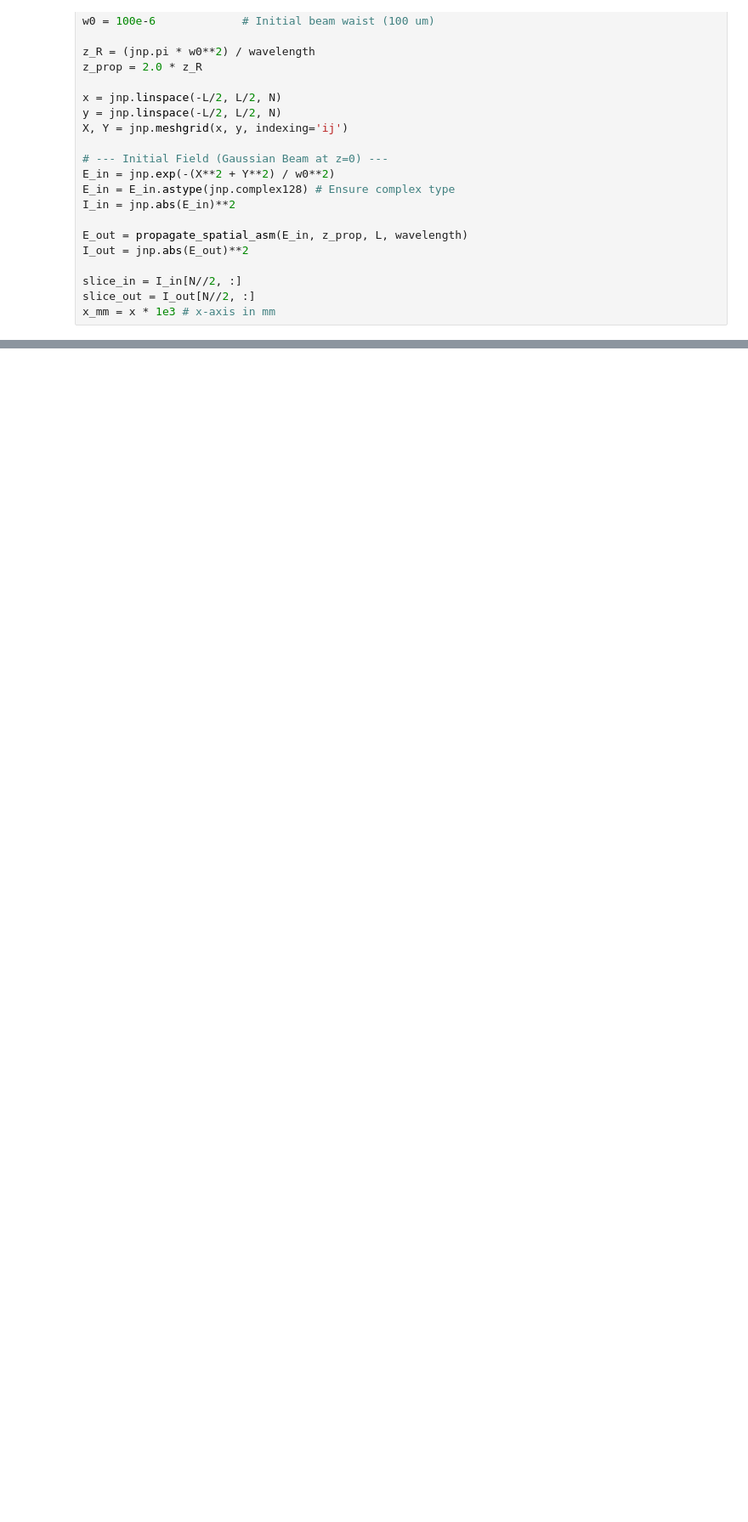
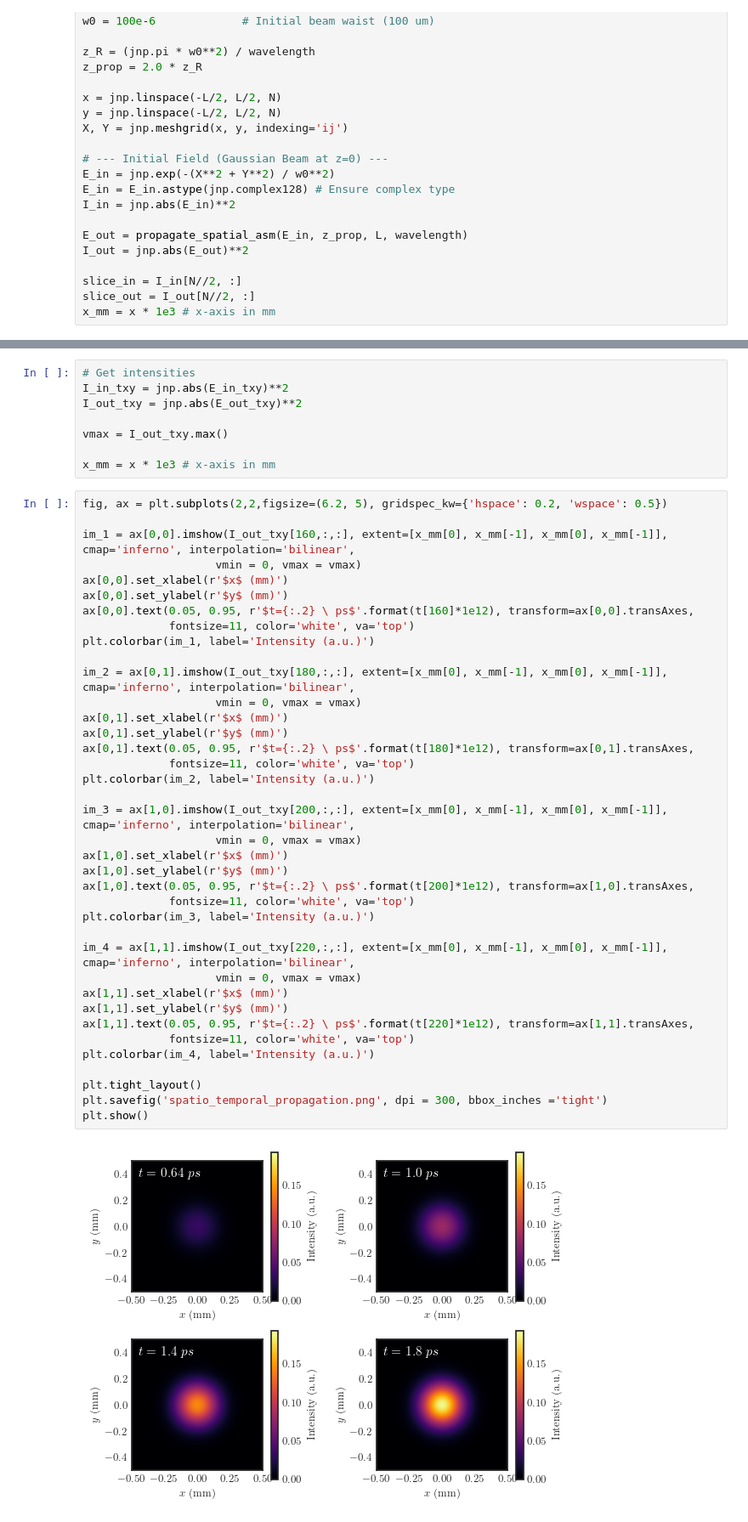
Before and after one commit to juardilag/asmpy, a Jupyter notebook: test.ipynb, the cells around one changed output, grey strips where cells are left out. Shown: that part at 85% size. Cells and saved outputs as stored; diff of their text form; blank space fills up the shorter version.

```diff
--- a/test.ipynb
+++ b/test.ipynb
@@ -80,0 +134,48 @@ plt.show()
+# %%
+# Get intensities
+I_in_txy = jnp.abs(E_in_txy)**2
+I_out_txy = jnp.abs(E_out_txy)**2
+
+vmax = I_out_txy.max()
+
+x_mm = x * 1e3 # x-axis in mm
+# %%
+fig, ax = plt.subplots(2,2,figsize=(6.2, 5), gridspec_kw={'hspace': 0.2, 'wspace': 0.5})
+
+im_1 = ax[0,0].imshow(I_out_txy[160,:,:], extent=[x_mm[0], x_mm[-1], x_mm[0], x_mm[-1]], cmap='inferno', interpolation='bilinear',
+                    vmin = 0, vmax = vmax)
+ax[0,0].set_xlabel(r'$x$ (mm)')
+ax[0,0].set_ylabel(r'$y$ (mm)')
+ax[0,0].text(0.05, 0.95, r'$t={:.2} \ ps$'.format(t[160]*1e12), transform=ax[0,0].transAxes,
+             fontsize=11, color='white', va='top')
+plt.colorbar(im_1, label='Intensity (a.u.)')
+
+im_2 = ax[0,1].imshow(I_out_txy[180,:,:], extent=[x_mm[0], x_mm[-1], x_mm[0], x_mm[-1]], cmap='inferno', interpolation='bilinear',
+                    vmin = 0, vmax = vmax)
+ax[0,1].set_xlabel(r'$x$ (mm)')
+ax[0,1].set_ylabel(r'$y$ (mm)')
+ax[0,1].text(0.05, 0.95, r'$t={:.2} \ ps$'.format(t[180]*1e12), transform=ax[0,1].transAxes,
+             fontsize=11, color='white', va='top')
+plt.colorbar(im_2, label='Intensity (a.u.)')
+
+im_3 = ax[1,0].imshow(I_out_txy[200,:,:], extent=[x_mm[0], x_mm[-1], x_mm[0], x_mm[-1]], cmap='inferno', interpolation='bilinear',
+                    vmin = 0, vmax = vmax)
+ax[1,0].set_xlabel(r'$x$ (mm)')
+ax[1,0].set_ylabel(r'$y$ (mm)')
+ax[1,0].text(0.05, 0.95, r'$t={:.2} \ ps$'.format(t[200]*1e12), transform=ax[1,0].transAxes,
+             fontsize=11, color='white', va='top')
+plt.colorbar(im_3, label='Intensity (a.u.)')
+
+im_4 = ax[1,1].imshow(I_out_txy[220,:,:], extent=[x_mm[0], x_mm[-1], x_mm[0], x_mm[-1]], cmap='inferno', interpolation='bilinear',
+                    vmin = 0, vmax = vmax)
+ax[1,1].set_xlabel(r'$x$ (mm)')
+ax[1,1].set_ylabel(r'$y$ (mm)')
+ax[1,1].text(0.05, 0.95, r'$t={:.2} \ ps$'.format(t[220]*1e12), transform=ax[1,1].transAxes,
+             fontsize=11, color='white', va='top')
+plt.colorbar(im_4, label='Intensity (a.u.)')
+
+plt.tight_layout()
+plt.savefig('spatio_temporal_propagation.png', dpi = 300, bbox_inches ='tight')
+plt.show()
+# %% [output]
+[figure, added]
```
Also changed, not shown: parts of 6 cells of this notebook, 1 other file.
